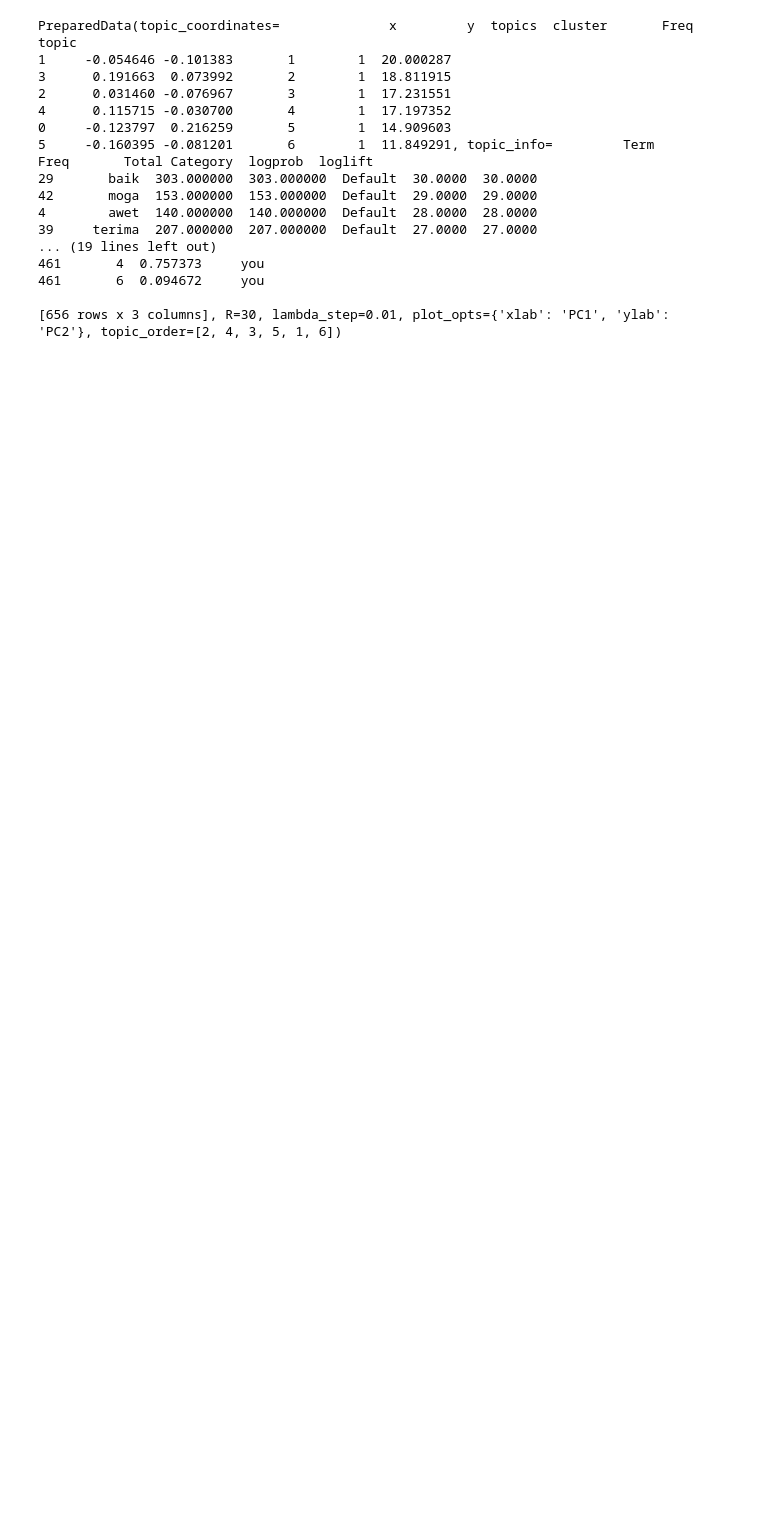
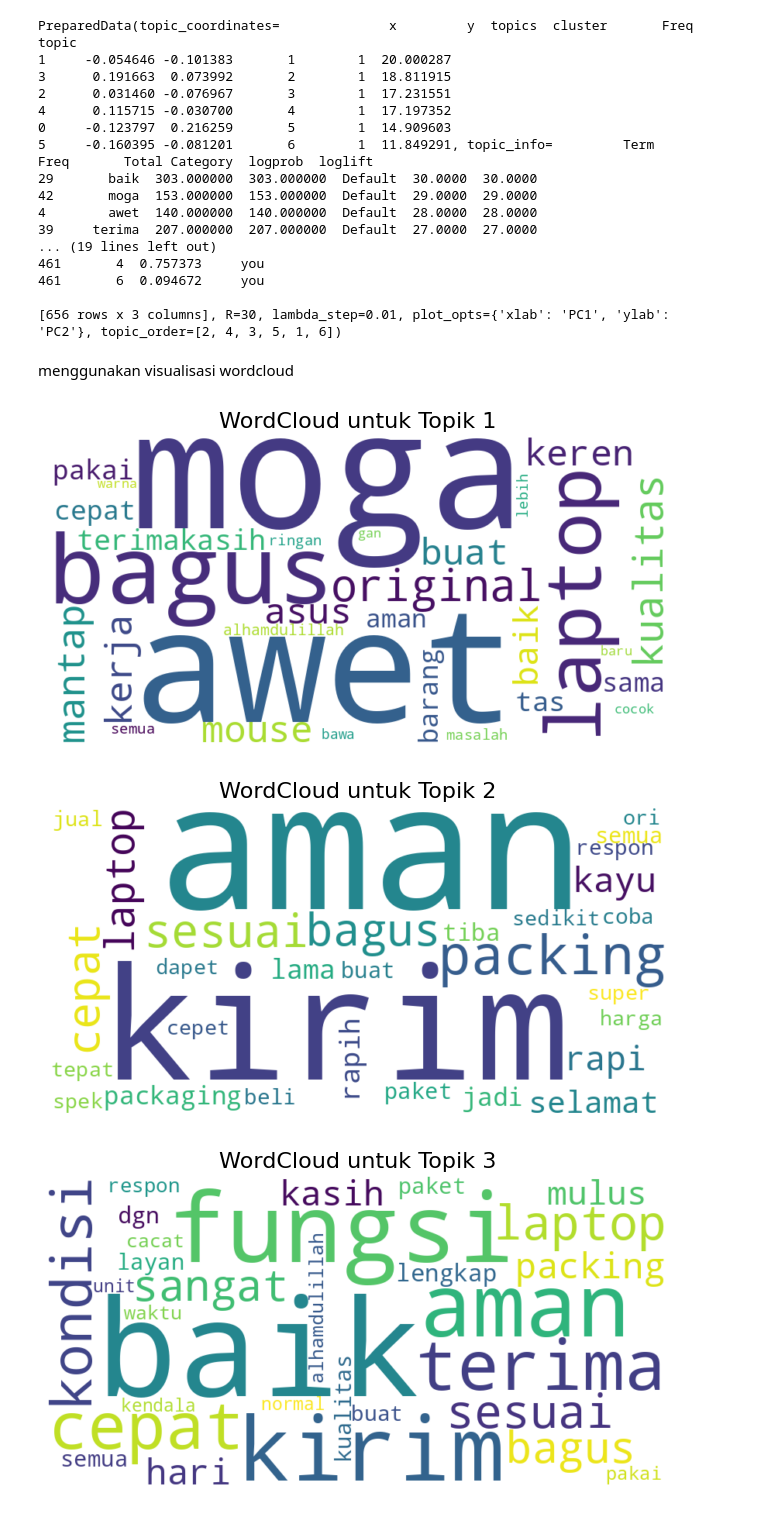
Before and after one commit to WahyuKhairi06/TextMining_WahyuKhairi_2311531009, a Jupyter notebook: Pertemuan 12/TextMining_Kel3.ipynb, the cells around one changed output. Saved outputs shown, nothing was run; the diff lists cells and outputs as text; code cells hidden in the pictures; blank space fills up the shorter version.

```diff
--- a/Pertemuan 12/TextMining_Kel3.ipynb
+++ b/Pertemuan 12/TextMining_Kel3.ipynb
@@ -447,3 +457,34 @@ topic
 461       6  0.094672     you
 
 [656 rows x 3 columns], R=30, lambda_step=0.01, plot_opts={'xlab': 'PC1', 'ylab': 'PC2'}, topic_order=[2, 4, 3, 5, 1, 6])
+# %% [markdown]
+menggunakan visualisasi wordcloud
+# %%
+from wordcloud import WordCloud
+import matplotlib.pyplot as plt
+
+import warnings
+warnings.filterwarnings("ignore", category=DeprecationWarning)
+
+
+# WordCloud per topik
+for t in range(lda_final.num_topics):
+    plt.figure(figsize=(8, 5))
+
+    # Ambil kata dan bobot dari topik
+    words = dict(lda_final.show_topic(t, 30))  # 30 kata teratas
+
+    # Generate wordcloud
+    wordcloud = WordCloud(width=800,
+                          height=400,
+                          background_color='white').generate_from_frequencies(words)
+
+    plt.imshow(wordcloud, interpolation='bilinear')
+    plt.axis('off')
+    plt.title(f"WordCloud untuk Topik {t+1}", fontsize=16)
+    plt.show()
+    print("\n\n")
+# %% [output]
+[figure, added]
+[figure, added]
+[figure, added]
```
Also changed, not shown: parts of 13 cells of this notebook.
